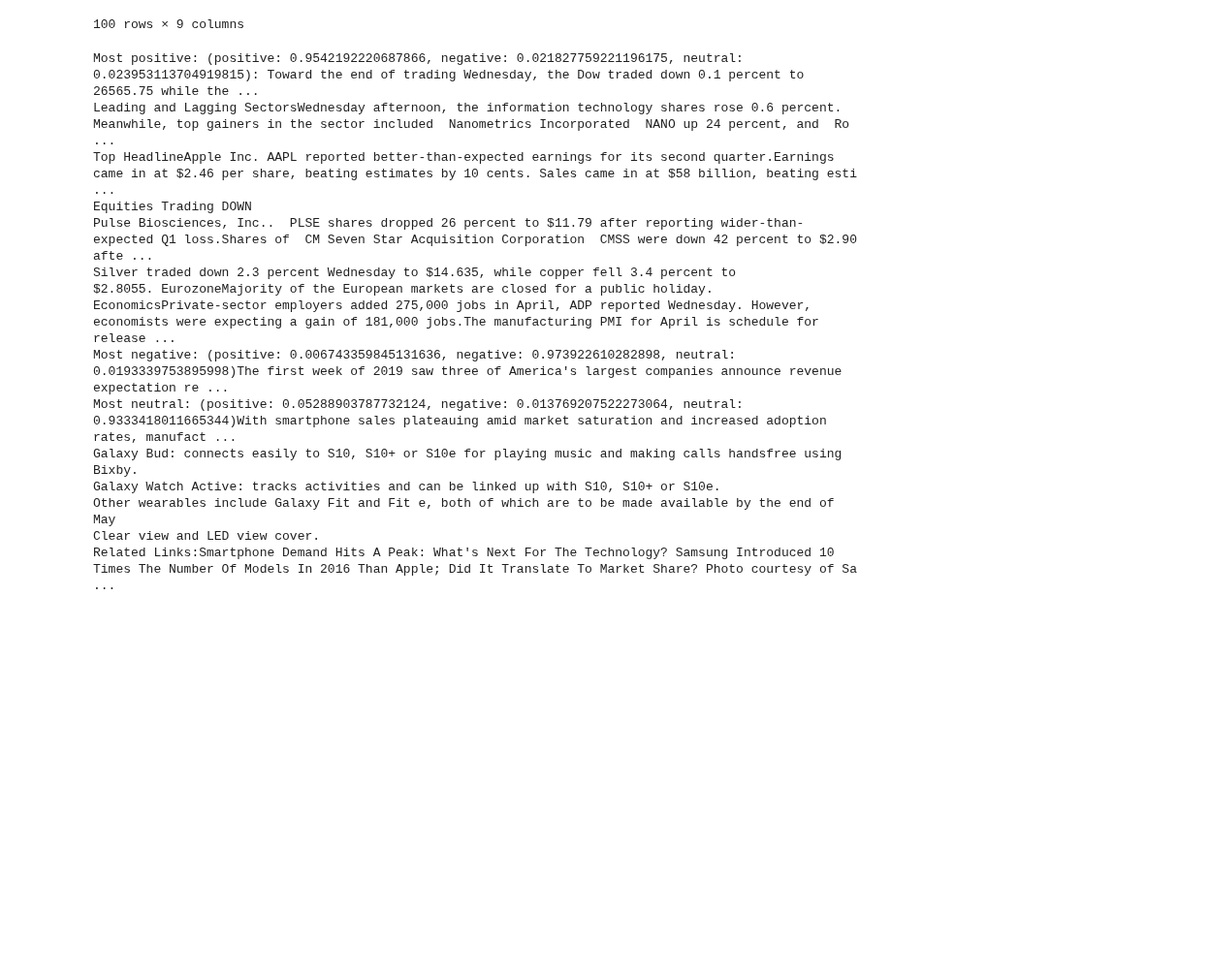
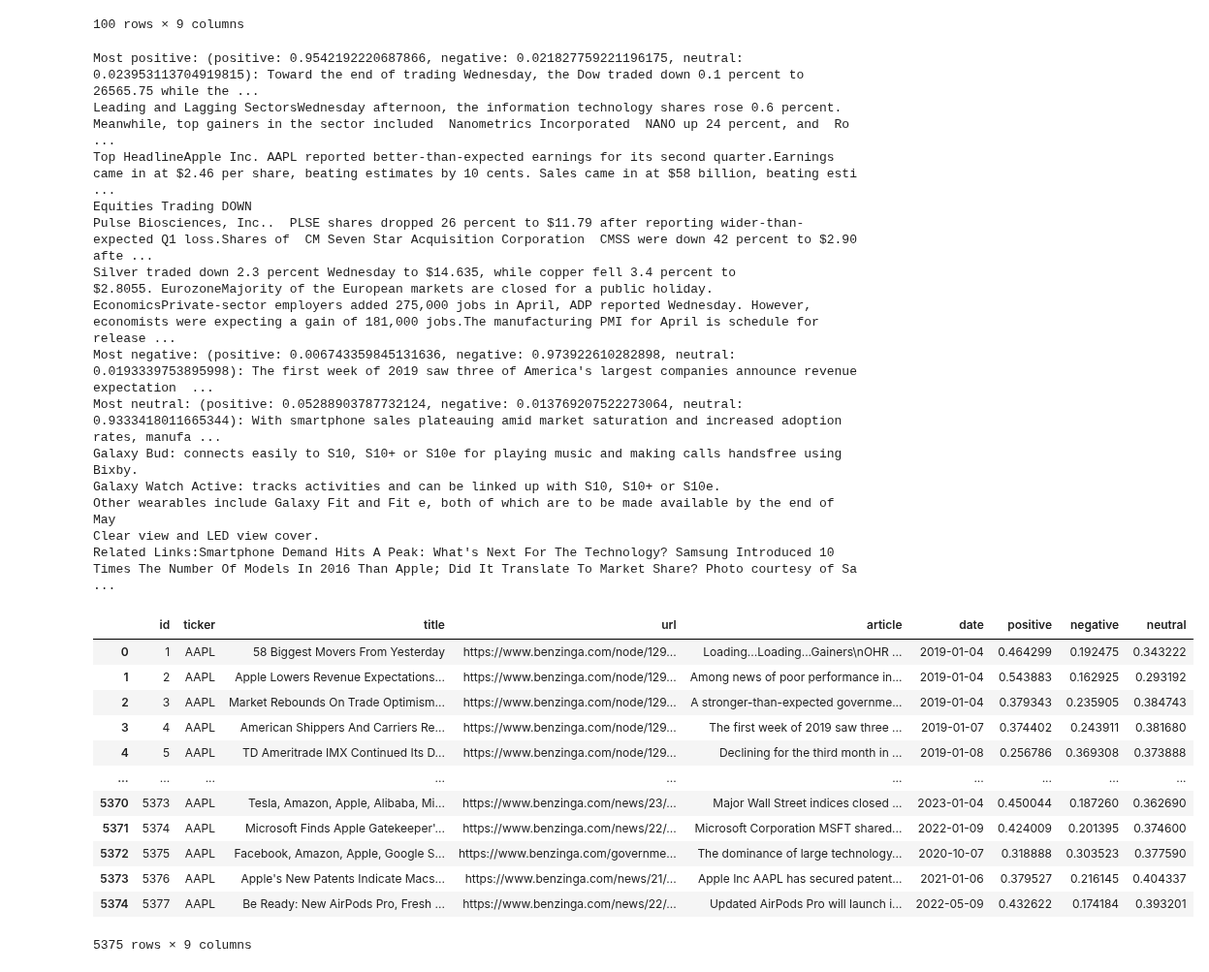
Before and after one commit to StevenSongSTS/w24-milestone2-team18-leevw-steveso-raulmart, a Jupyter notebook: lib/finbert_sentiment.ipynb, the cells around one changed output. Shown at 97% size. Drawn from its saved outputs; the diff is of its cells as text; code cells hidden in the pictures; blank space fills up the shorter version.

Commit message:
setup bertopic df in finbert sentiment

```diff
--- a/lib/finbert_sentiment.ipynb
+++ b/lib/finbert_sentiment.ipynb
@@ -99,9 +96,9 @@ idx_positive = t_df["positive"].idxmax()
 idx_negative = t_df["negative"].idxmax()
 idx_neutral = t_df["neutral"].idxmax()
 
-print(f"Most positive: (positive: {t_df.loc[idx_positive, "positive"]}, negative: {t_df.loc[idx_positive, "negative"]}, neutral: {t_df.loc[idx_positive, "neutral"]}): {t_df.loc[idx_positive, "article"]}")
-print(f"Most negative: (positive: {t_df.loc[idx_negative, "positive"]}, negative: {t_df.loc[idx_negative, "negative"]}, neutral: {t_df.loc[idx_negative, "neutral"]}){t_df.loc[idx_negative, "article"]}")
-print(f"Most neutral: (positive: {t_df.loc[idx_neutral, "positive"]}, negative: {t_df.loc[idx_neutral, "negative"]}, neutral: {t_df.loc[idx_neutral, "neutral"]}){t_df.loc[idx_neutral, "article"]}")
+print(f"Most positive: (positive: {t_df.loc[idx_positive, 'positive']}, negative: {t_df.loc[idx_positive, 'negative']}, neutral: {t_df.loc[idx_positive, 'neutral']}): {t_df.loc[idx_positive, 'article']}")
+print(f"Most negative: (positive: {t_df.loc[idx_negative, 'positive']}, negative: {t_df.loc[idx_negative, 'negative']}, neutral: {t_df.loc[idx_negative, 'neutral']}): {t_df.loc[idx_negative, 'article']}")
+print(f"Most neutral: (positive: {t_df.loc[idx_neutral, 'positive']}, negative: {t_df.loc[idx_neutral, 'negative']}, neutral: {t_df.loc[idx_neutral, 'neutral']}): {t_df.loc[idx_neutral, 'article']}")
 # %% [output]
 Most positive: (positive: 0.9542192220687866, negative: 0.021827759221196175, neutral: 0.023953113704919815): Toward the end of trading Wednesday, the Dow traded down 0.1 percent to 26565.75 while the ...
 Leading and Lagging SectorsWednesday afternoon, the information technology shares rose 0.6 percent. Meanwhile, top gainers in the sector included  Nanometrics Incorporated  NANO up 24 percent, and  Ro ...
@@ -110,10 +107,47 @@ Equities Trading DOWN
 Pulse Biosciences, Inc..  PLSE shares dropped 26 percent to $11.79 after reporting wider-than-expected Q1 loss.Shares of  CM Seven Star Acquisition Corporation  CMSS were down 42 percent to $2.90 afte ...
 Silver traded down 2.3 percent Wednesday to $14.635, while copper fell 3.4 percent to $2.8055. EurozoneMajority of the European markets are closed for a public holiday.
 EconomicsPrivate-sector employers added 275,000 jobs in April, ADP reported Wednesday. However, economists were expecting a gain of 181,000 jobs.The manufacturing PMI for April is schedule for release ...
-Most negative: (positive: 0.006743359845131636, negative: 0.973922610282898, neutral: 0.0193339753895998)The first week of 2019 saw three of America's largest companies announce revenue expectation re ...
-Most neutral: (positive: 0.05288903787732124, negative: 0.013769207522273064, neutral: 0.9333418011665344)With smartphone sales plateauing amid market saturation and increased adoption rates, manufact ...
+Most negative: (positive: 0.006743359845131636, negative: 0.973922610282898, neutral: 0.0193339753895998): The first week of 2019 saw three of America's largest companies announce revenue expectation  ...
+Most neutral: (positive: 0.05288903787732124, negative: 0.013769207522273064, neutral: 0.9333418011665344): With smartphone sales plateauing amid market saturation and increased adoption rates, manufa ...
 Galaxy Bud: connects easily to S10, S10+ or S10e for playing music and making calls handsfree using Bixby.
 Galaxy Watch Active: tracks activities and can be linked up with S10, S10+ or S10e.
 Other wearables include Galaxy Fit and Fit e, both of which are to be made available by the end of May
 Clear view and LED view cover.
 Related Links:Smartphone Demand Hits A Peak: What's Next For The Technology? Samsung Introduced 10 Times The Number Of Models In 2016 Than Apple; Did It Translate To Market Share? Photo courtesy of Sa ...
+# %%
+from db_helper_functions import get_stock_news_with_bertopic_sentiment_scores_from_db
+import numpy as np
+from constants import SHARED_RANDOM_STATE
+from db_helper_functions import get_stock_news_from_db
+from text_cleaning_functions import clean_text
+from bertopic import BERTopic
+from sklearn.feature_extraction.text import CountVectorizer
+from finbert_embedding.embedding import FinbertEmbedding
+
+bertopic_df = get_stock_news_with_bertopic_sentiment_scores_from_db("AAPL")
+# tf_vectorizer = CountVectorizer(stop_words="english", ngram_range=(1, 3))
+# finbert_embedding = FinbertEmbedding()
+# bert_topic_model = BERTopic(
+#     embedding_model=finbert_embedding,
+#     language="english",
+#     calculate_probabilities=True,
+#     nr_topics=10,
+# )
+# topics, probs = bert_topic_model.fit_transform(list(bertopic_df["article"]))
+# freq = bert_topic_model.get_topic_info()
+# freq.head(10)
+bertopic_df
+# %% [output]
+|  | id | ticker | title | url | article | date | positive | negative | neutral |
+| 0 | 1 | AAPL | 58 Biggest Movers From Yesterday | https://www.benzinga.com/node/129... | Loading...Loading...Gainers\nOHR ... | 2019-01-04 | 0.464299 | 0.192475 | 0.343222 |
+| 1 | 2 | AAPL | Apple Lowers Revenue Expectations... | https://www.benzinga.com/node/129... | Among news of poor performance in... | 2019-01-04 | 0.543883 | 0.162925 | 0.293192 |
+| 2 | 3 | AAPL | Market Rebounds On Trade Optimism... | https://www.benzinga.com/node/129... | A stronger-than-expected governme... | 2019-01-04 | 0.379343 | 0.235905 | 0.384743 |
+| 3 | 4 | AAPL | American Shippers And Carriers Re... | https://www.benzinga.com/node/129... | The first week of 2019 saw three ... | 2019-01-07 | 0.374402 | 0.243911 | 0.381680 |
+| 4 | 5 | AAPL | TD Ameritrade IMX Continued Its D... | https://www.benzinga.com/node/129... | Declining for the third month in ... | 2019-01-08 | 0.256786 | 0.369308 | 0.373888 |
+| ... | ... | ... | ... | ... | ... | ... | ... | ... | ... |
+| 5370 | 5373 | AAPL | Tesla, Amazon, Apple, Alibaba, Mi... | https://www.benzinga.com/news/23/... | Major Wall Street indices closed ... | 2023-01-04 | 0.450044 | 0.187260 | 0.362690 |
+| 5371 | 5374 | AAPL | Microsoft Finds Apple Gatekeeper'... | https://www.benzinga.com/news/22/... | Microsoft Corporation MSFT shared... | 2022-01-09 | 0.424009 | 0.201395 | 0.374600 |
+| 5372 | 5375 | AAPL | Facebook, Amazon, Apple, Google S... | https://www.benzinga.com/governme... | The dominance of large technology... | 2020-10-07 | 0.318888 | 0.303523 | 0.377590 |
+| 5373 | 5376 | AAPL | Apple's New Patents Indicate Macs... | https://www.benzinga.com/news/21/... | Apple Inc AAPL has secured patent... | 2021-01-06 | 0.379527 | 0.216145 | 0.404337 |
+| 5374 | 5377 | AAPL | Be Ready: New AirPods Pro, Fresh ... | https://www.benzinga.com/news/22/... | Updated AirPods Pro will launch i... | 2022-05-09 | 0.432622 | 0.174184 | 0.393201 |
+5375 rows × 9 columns
```
Also changed, not shown: parts of 2 cells of this notebook, 1 other file.
